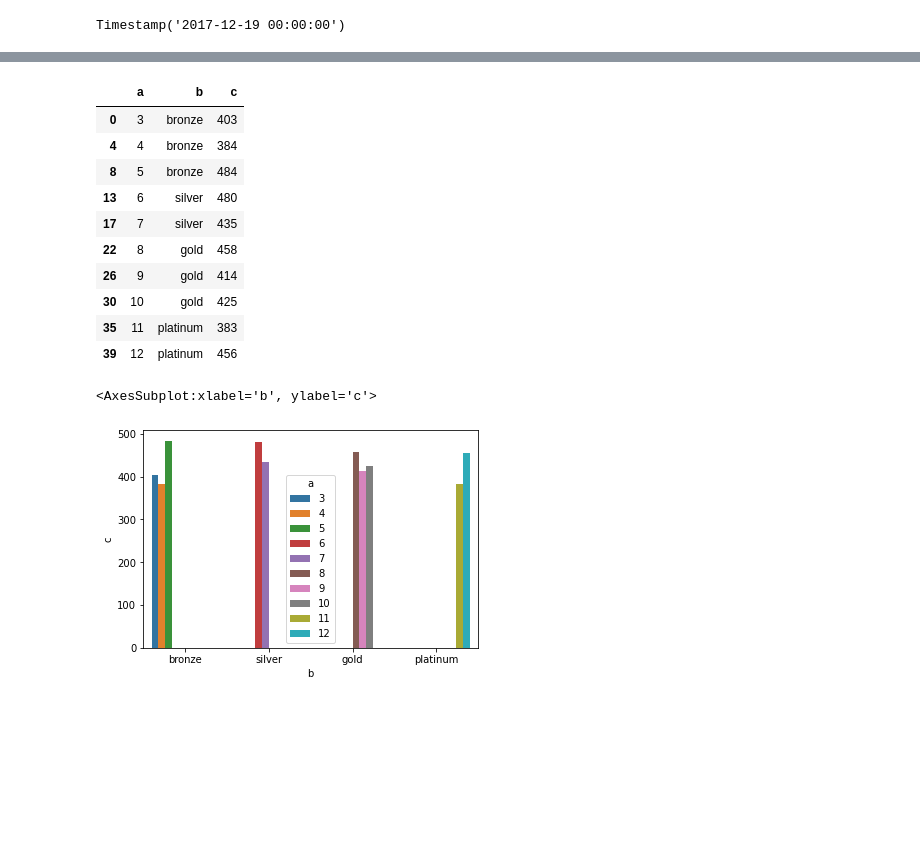
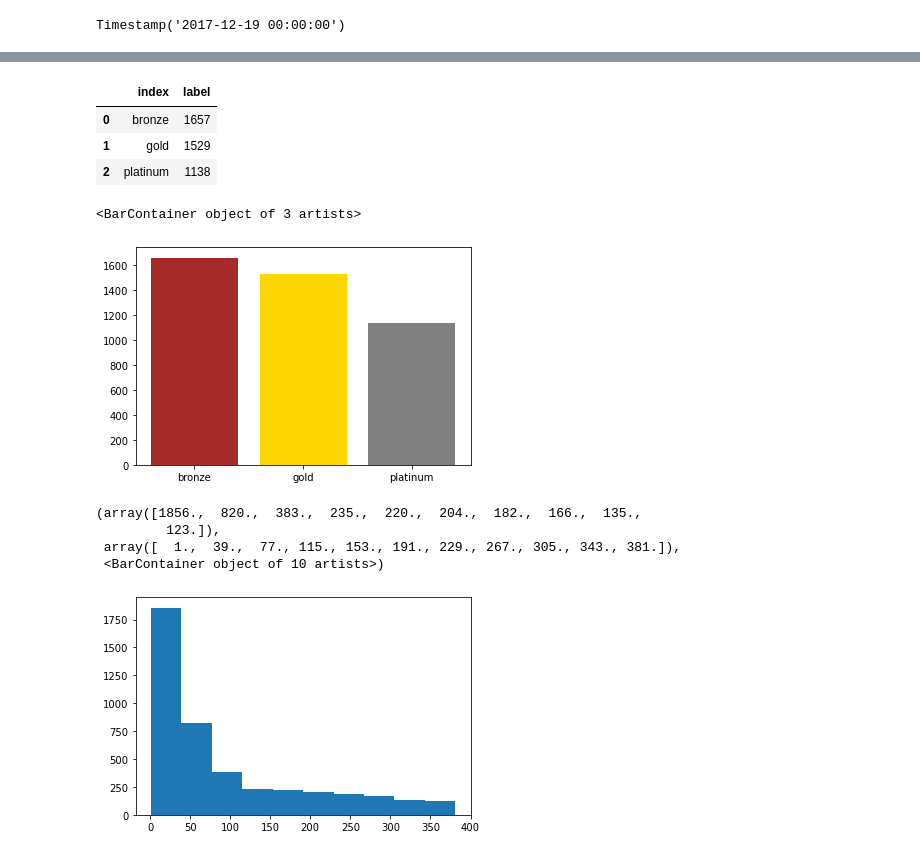
Before and after one commit to aditigawali/ecomanalytics, a Jupyter notebook: ecomanalyticsproject-checkpoint.ipynb, the cells around one changed output, grey strips where cells are left out. Drawn from its saved outputs; the diff is of its cells as text; code cells hidden in the pictures; blank space fills up the shorter version.

```diff
--- a/ecomanalyticsproject-checkpoint.ipynb
+++ b/ecomanalyticsproject-checkpoint.ipynb
@@ -190,19 +270,22 @@ d.columns=['a','b','c']
-# %%
-d[d.c>0]
-# %% [output]
-|  | a | b | c |
-| 0 | 3 | bronze | 403 |
-| 4 | 4 | bronze | 384 |
-| 8 | 5 | bronze | 484 |
-| 13 | 6 | silver | 480 |
-| 17 | 7 | silver | 435 |
-| 22 | 8 | gold | 458 |
-| 26 | 9 | gold | 414 |
-| 30 | 10 | gold | 425 |
-| 35 | 11 | platinum | 383 |
-| 39 | 12 | platinum | 456 |
-# %%
-sns.barplot(data=d,x='b',y='c',hue='a')
-# %% [output]
-<AxesSubplot:xlabel='b', ylabel='c'>
-[figure, removed]
+# %%
+a=pd.DataFrame(rmf_scores.label.value_counts()).reset_index()
+# %%
+a
+# %% [output]
+|  | index | label |
+| 0 | bronze | 1657 |
+| 1 | gold | 1529 |
+| 2 | platinum | 1138 |
+# %%
+plt.bar(data=a,height='label',x='index',color=['brown','gold','gray'])
+# %% [output]
+<BarContainer object of 3 artists>
+[figure, added]
+# %%
+plt.hist(rmf_scores.Recency)
+# %% [output]
+(array([1856.,  820.,  383.,  235.,  220.,  204.,  182.,  166.,  135.,
+         123.]),
+ array([  1.,  39.,  77., 115., 153., 191., 229., 267., 305., 343., 381.]),
+ <BarContainer object of 10 artists>)
+[figure, added]
```
Also changed, not shown: parts of 59 cells of this notebook.
